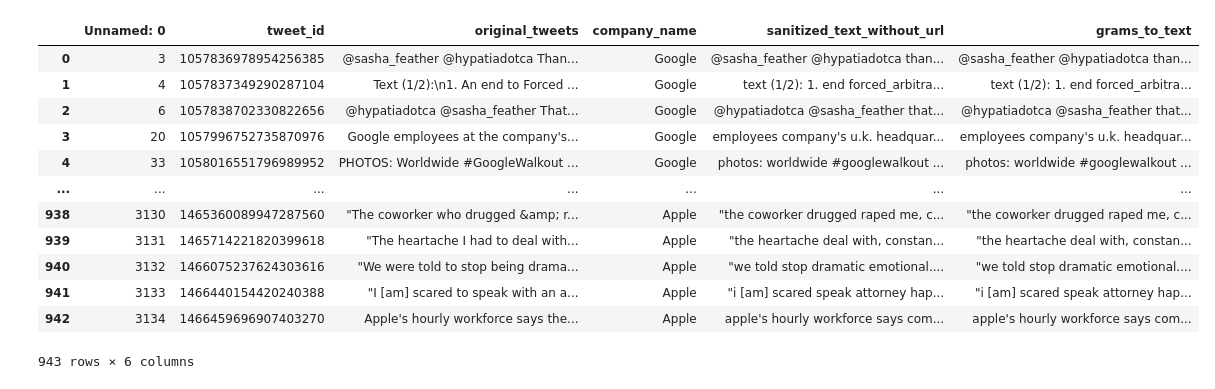
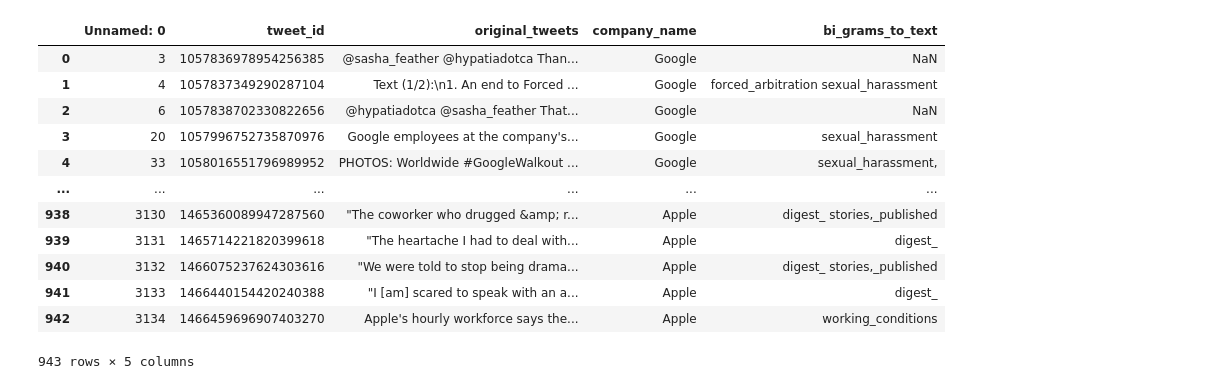
Before and after one commit to maiya86/PhdResearch, a Jupyter notebook: BERT/bert.ipynb, the cells around one changed output. Saved outputs shown, nothing was run; the diff lists cells and outputs as text; code cells hidden in the pictures.

Commit message:
Computing bert topic modelling data for tweets

```diff
--- a/BERT/bert.ipynb
+++ b/BERT/bert.ipynb
@@ -3,19 +3,19 @@
 #!pip install openpyxl
 # %%
 from pandas import read_excel
-data = read_excel("sanatized_data.xlsx",sheet_name = 'sanatized_text')
+data = read_excel("sanitized_data.xlsx",sheet_name = 'sanitized_text')
 data
 # %% [output]
-|  | Unnamed: 0 | tweet_id | original_tweets | company_name | sanitized_text_without_url | grams_to_text |
-| 0 | 3 | 1057836978954256385 | @sasha_feather @hypatiadotca Than... | Google | @sasha_feather @hypatiadotca than... | @sasha_feather @hypatiadotca than... |
-| 1 | 4 | 1057837349290287104 | Text (1/2):\n1. An end to Forced ... | Google | text (1/2): 1. end forced_arbitra... | text (1/2): 1. end forced_arbitra... |
-| 2 | 6 | 1057838702330822656 | @hypatiadotca @sasha_feather That... | Google | @hypatiadotca @sasha_feather that... | @hypatiadotca @sasha_feather that... |
-| 3 | 20 | 1057996752735870976 | Google employees at the company's... | Google | employees company's u.k. headquar... | employees company's u.k. headquar... |
-| 4 | 33 | 1058016551796989952 | PHOTOS: Worldwide #GoogleWalkout ... | Google | photos: worldwide #googlewalkout ... | photos: worldwide #googlewalkout ... |
-| ... | ... | ... | ... | ... | ... | ... |
-| 938 | 3130 | 1465360089947287560 | "The coworker who drugged &amp; r... | Apple | "the coworker drugged raped me, c... | "the coworker drugged raped me, c... |
-| 939 | 3131 | 1465714221820399618 | "The heartache I had to deal with... | Apple | "the heartache deal with, constan... | "the heartache deal with, constan... |
-| 940 | 3132 | 1466075237624303616 | "We were told to stop being drama... | Apple | "we told stop dramatic emotional.... | "we told stop dramatic emotional.... |
-| 941 | 3133 | 1466440154420240388 | "I [am] scared to speak with an a... | Apple | "i [am] scared speak attorney hap... | "i [am] scared speak attorney hap... |
-| 942 | 3134 | 1466459696907403270 | Apple's hourly workforce says the... | Apple | apple's hourly workforce says com... | apple's hourly workforce says com... |
+|  | Unnamed: 0 | tweet_id | original_tweets | company_name | bi_grams_to_text |
+| 0 | 3 | 1057836978954256385 | @sasha_feather @hypatiadotca Than... | Google | NaN |
+| 1 | 4 | 1057837349290287104 | Text (1/2):\n1. An end to Forced ... | Google | forced_arbitration sexual_harassment |
+| 2 | 6 | 1057838702330822656 | @hypatiadotca @sasha_feather That... | Google | NaN |
+| 3 | 20 | 1057996752735870976 | Google employees at the company's... | Google | sexual_harassment |
+| 4 | 33 | 1058016551796989952 | PHOTOS: Worldwide #GoogleWalkout ... | Google | sexual_harassment, |
+| ... | ... | ... | ... | ... | ... |
+| 938 | 3130 | 1465360089947287560 | "The coworker who drugged &amp; r... | Apple | digest_ stories,_published |
+| 939 | 3131 | 1465714221820399618 | "The heartache I had to deal with... | Apple | digest_ |
+| 940 | 3132 | 1466075237624303616 | "We were told to stop being drama... | Apple | digest_ stories,_published |
+| 941 | 3133 | 1466440154420240388 | "I [am] scared to speak with an a... | Apple | digest_ |
+| 942 | 3134 | 1466459696907403270 | Apple's hourly workforce says the... | Apple | working_conditions |
-943 rows × 6 columns
+943 rows × 5 columns
```
Also changed, not shown: parts of 23 cells of this notebook, 5 other files.
